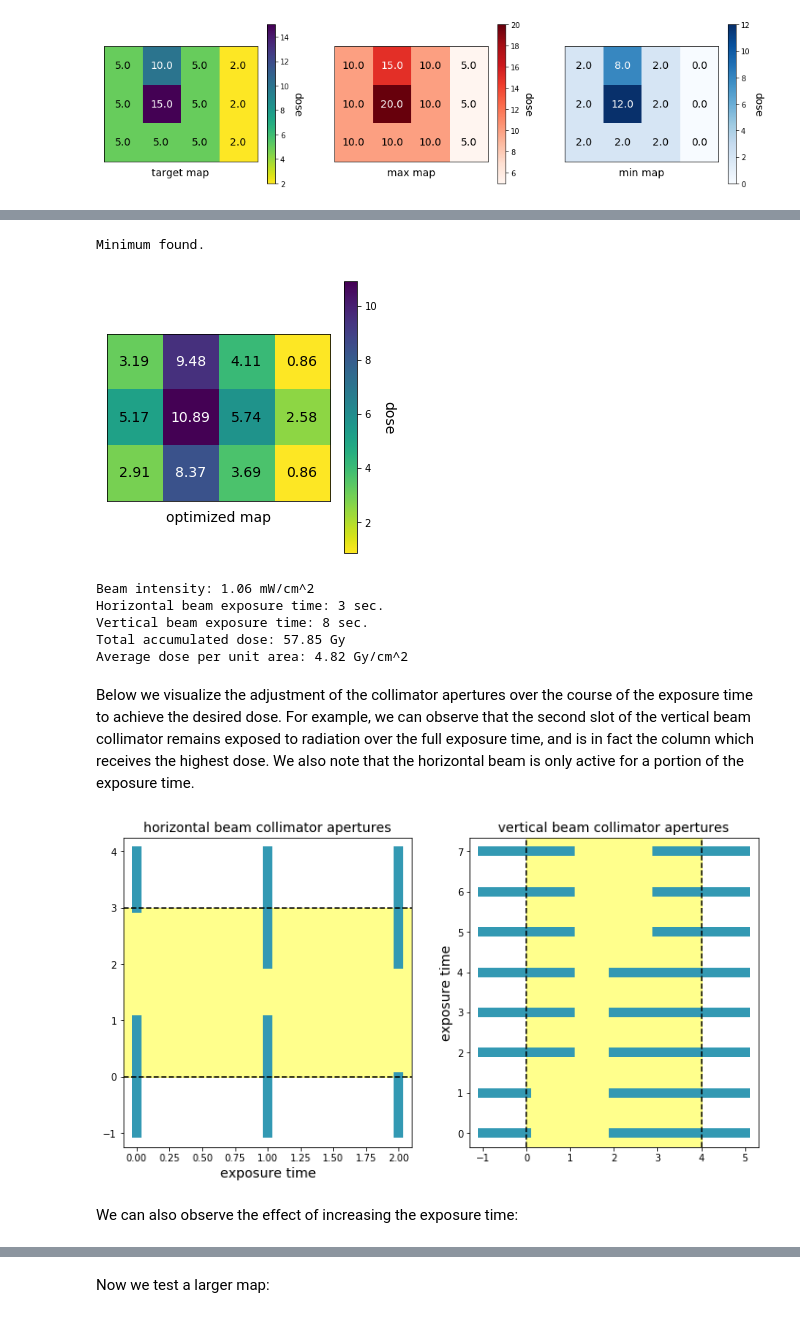
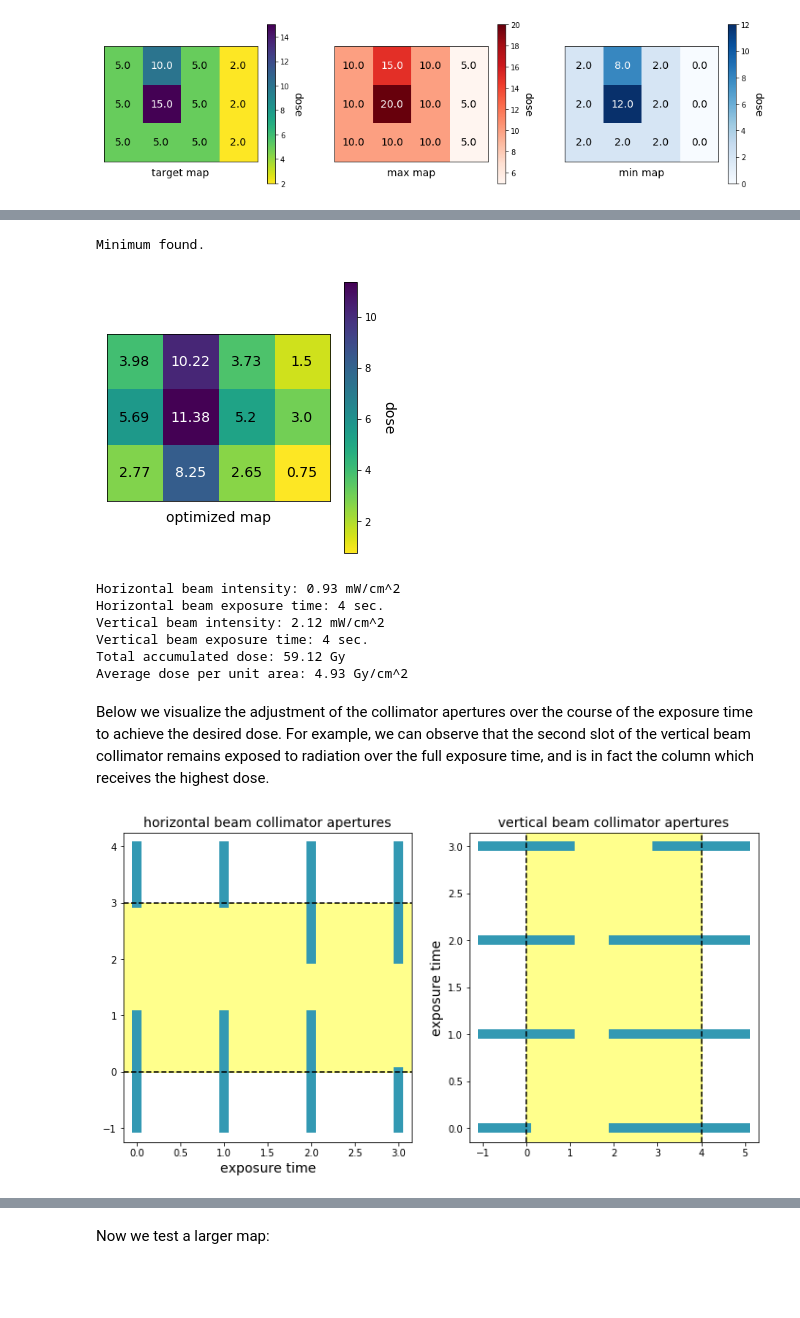
Before and after one commit to DualSapiens/cs207-FinalProject, a Jupyter notebook: docs/examples/optimize_demo.ipynb, the cells around one changed output, grey strips where cells are left out. Drawn from its saved outputs; the diff is of its cells as text; code cells hidden in the pictures; blank space fills up the shorter version.

Commit message:
Use Enum for cleaner tracking of beam properties.

```diff
--- a/docs/examples/optimize_demo.ipynb
+++ b/docs/examples/optimize_demo.ipynb
@@ -56,5 +56,5 @@ The `optimize` function returns the beam intensity, accumulated intensity profil
 # %%
-beam_intensity, profiles, dose_map, horiz_collimator, vert_collimator = plan.optimize(exposure_time=8)
+dose_map, horiz_beam, vert_beam = plan.optimize(exposure_time=4)
 fig, ax = plt.subplots(1,1,figsize=(5,5))
 plot_map(dose_map, "optimized", ax, "viridis_r")
 plt.show()
@@ -62,37 +62,36 @@ plt.show()
 plan.print_summary()
 # %% [output]
 Minimum found.
-[figure, old version]
+[figure, new version]
-Beam intensity: 1.06 mW/cm^2
-Horizontal beam exposure time: 3 sec.
-Vertical beam exposure time: 8 sec.
-Total accumulated dose: 57.85 Gy
-Average dose per unit area: 4.82 Gy/cm^2
+Horizontal beam intensity: 0.93 mW/cm^2
+Horizontal beam exposure time: 4 sec.
+Vertical beam intensity: 2.12 mW/cm^2
+Vertical beam exposure time: 4 sec.
+Total accumulated dose: 59.12 Gy
+Average dose per unit area: 4.93 Gy/cm^2
 # %% [markdown]
-Below we visualize the adjustment of the collimator apertures over the course of the exposure time to achieve the desired dose. For example, we can observe that the second slot of the vertical beam collimator remains exposed to radiation over the full exposure time, and is in fact the column which receives the highest dose. We also note that the horizontal beam is only active for a portion of the exposure time.
+Below we visualize the adjustment of the collimator apertures over the course of the exposure time to achieve the desired dose. For example, we can observe that the second slot of the vertical beam collimator remains exposed to radiation over the full exposure time, and is in fact the column which receives the highest dose.
 # %%
 def plot_apertures(m,n,horiz_collimator,vert_collimator):
     fig, (ax1, ax2) = plt.subplots(1,2,figsize=(12,6))
     for t,(left, right) in enumerate(zip(horiz_collimator["left"],horiz_collimator["right"])):
         ax1.plot([t,t],[m+1,m-left],lw=10,color=[0.2,0.6,0.7])
         ax1.plot([t,t],[m-right,-1],lw=10,color=[0.2,0.6,0.7])
     ax1.axhline(0,linestyle='dashed',color='k')
     ax1.axhline(m,linestyle='dashed',color='k')
     ax1.axhspan(0,m,alpha=0.5,color=[1.0,1.0,0.1])
     ax1.set_xlabel('exposure time',size=14)
     ax1.set_title('horizontal beam collimator apertures',size=14)
     for t,(left, right) in enumerate(zip(vert_collimator["left"],vert_collimator["right"])):
         ax2.plot([-1,left],[t,t],lw=10,color=[0.2,0.6,0.7])
         ax2.plot([right,n+1],[t,t],lw=10,color=[0.2,0.6,0.7])
     ax2.axvline(0,linestyle='dashed',color='k')
     ax2.axvline(n,linestyle='dashed',color='k')
     ax2.axvspan(0,n,alpha=0.5,color=[1.0,1.0,0.1])
     ax2.set_ylabel('exposure time',size=14)
     ax2.set_title('vertical beam collimator apertures',size=14)
     plt.show()
 
-plot_apertures(m,n,horiz_collimator,vert_collimator)
+plot_apertures(m,n,horiz_beam.collimator,vert_beam.collimator)
 # %% [output]
-[figure, old version]
+[figure, new version]
-# %% [markdown]
-We can also observe the effect of increasing the exposure time:
```
Also changed, not shown: parts of 8 cells of this notebook, 1 other file.
